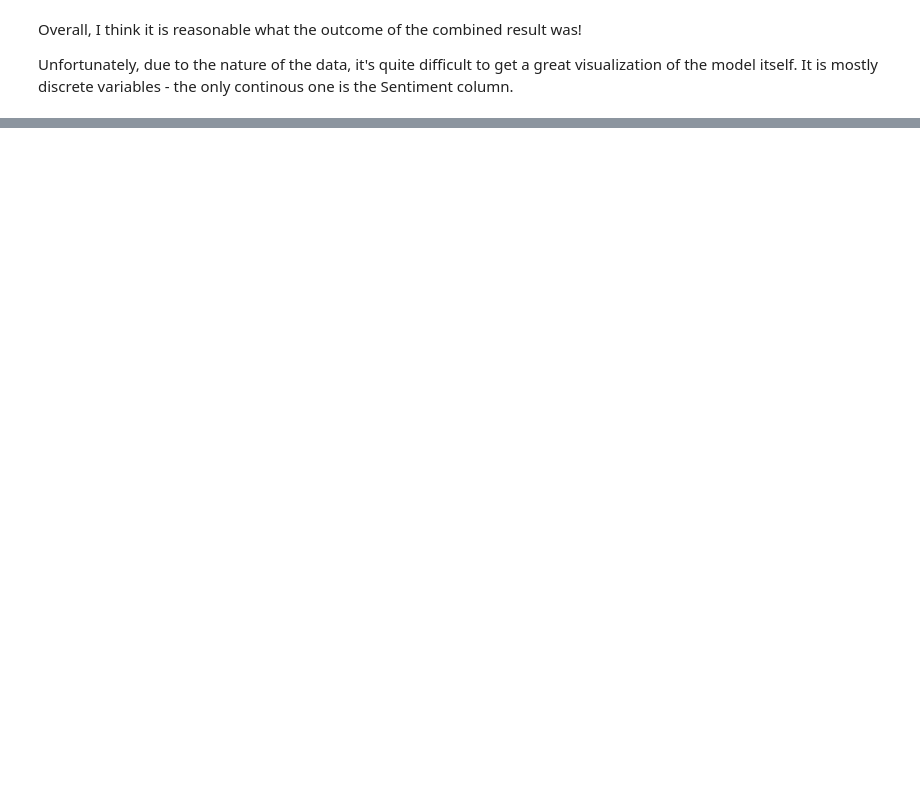
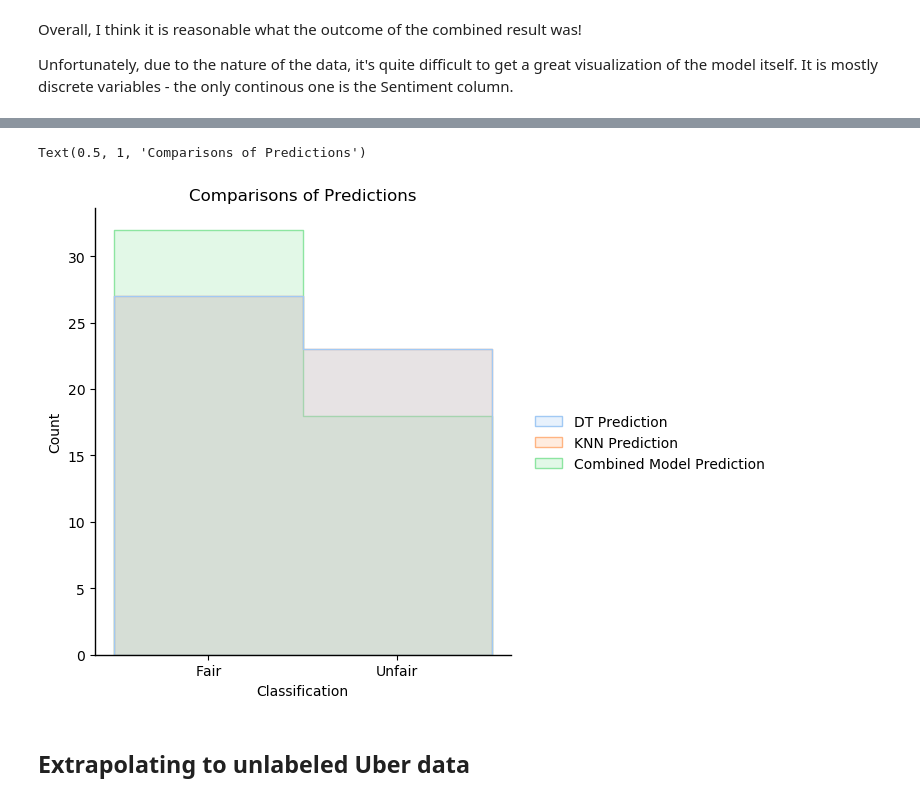
Before and after one commit to evkes/CPSC-4300-Gig-Economy, a Jupyter notebook: checkpoint2&3.ipynb, the cells around one changed output, grey strips where cells are left out. Saved outputs shown, nothing was run; the diff lists cells and outputs as text; code cells hidden in the pictures; blank space fills up the shorter version.

```diff
--- a/checkpoint2&3.ipynb
+++ b/checkpoint2&3.ipynb
@@ -297,0 +296,14 @@ sample_results.iloc[:, 3:].plot.kde(title='KDE Prediction')
+# %%
+import seaborn as sns
+
+relevant = sample_results.iloc[:, 3:]
+plt.show()
+sns.displot(data=relevant, discrete=True, palette='pastel', element='step')
+plt.xticks(ticks=[0, 1], labels=['Fair', 'Unfair'])
+plt.xlabel("Classification")
+plt.title("Comparisons of Predictions")
+# %% [output]
+Text(0.5, 1, 'Comparisons of Predictions')
+[figure, added]
+# %% [markdown]
+## Extrapolating to unlabeled Uber data
```
Also changed, not shown: parts of 12 cells of this notebook, 1 other file.
